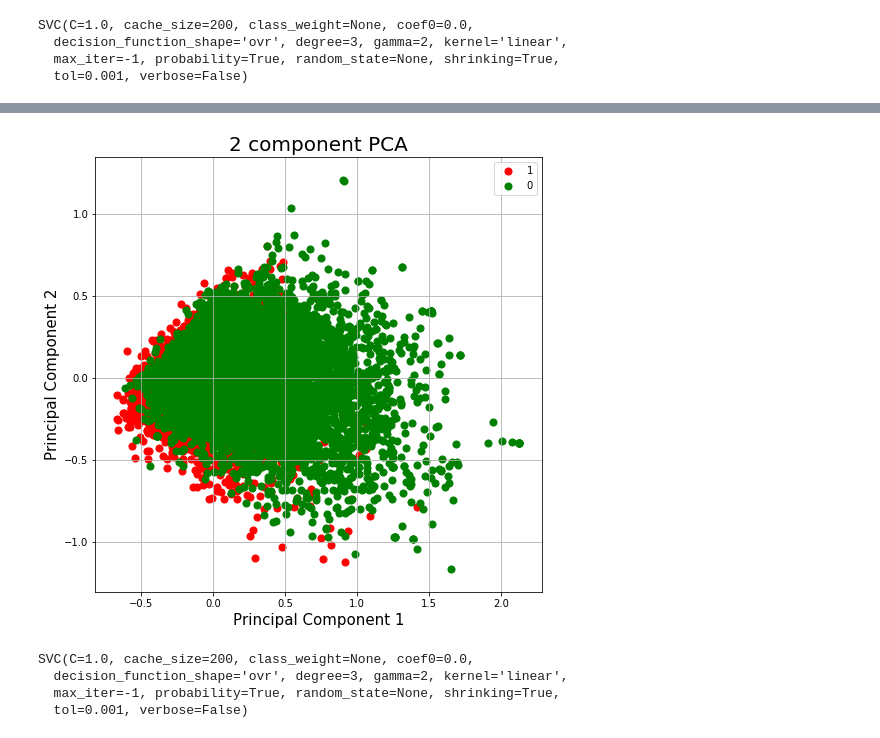
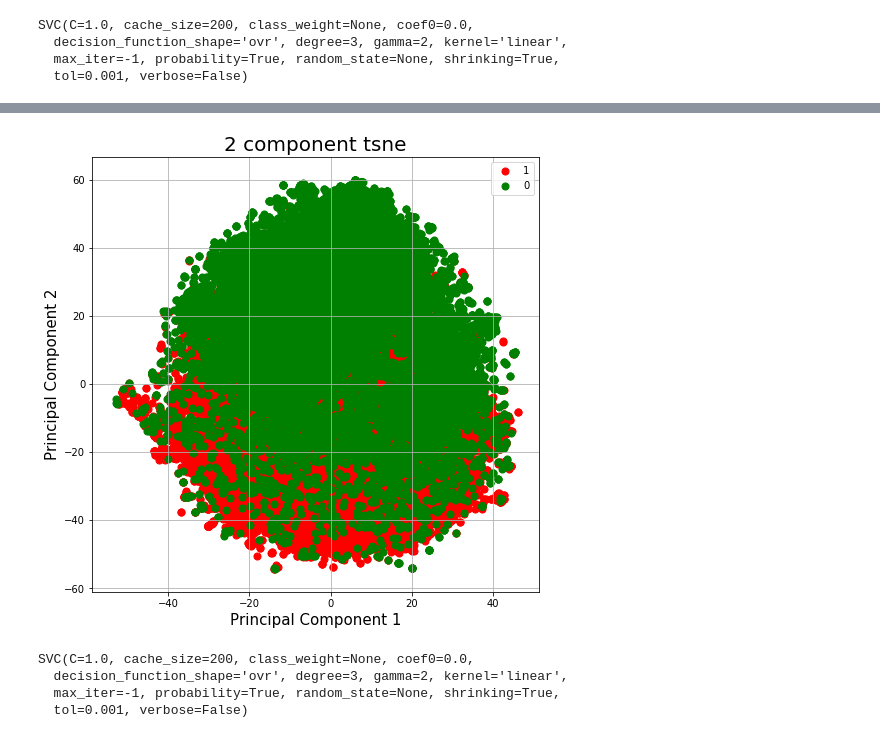
Before and after one commit to ChristopherSweeney/AIFairness, a Jupyter notebook: Classical_debiasing.ipynb, the cells around one changed output, grey strips where cells are left out. Saved outputs shown, nothing was run; the diff lists cells and outputs as text; code cells hidden in the pictures.

```diff
--- a/Classical_debiasing.ipynb
+++ b/Classical_debiasing.ipynb
@@ -206,8 +117,8 @@ preds = clf.predict(test_vectors)
 # %%
 from sklearn.decomposition import PCA
-pca = PCA(n_components=10)
+from sklearn.manifold import TSNE
+pca = PCA(n_components=50)
 principalComponents = pca.fit_transform(train_vectors)
-principalComponents1 = pca.transform(test_vectors)
-
-# principalDf = pd.DataFrame(data = principalComponents
-#              , columns = ['principal component 1', 'principal component 2'])
+X = TSNE(n_components=2).fit_transform(principalComponents)
+principalDf = pd.DataFrame(data = X, columns = ['principal component 1', 'principal component 2'])
+finalDf = pd.concat([principalDf, pd.Series(train_targets)], axis = 1)
@@ -216,21 +139,25 @@ finalDf = pd.concat([principalDf, pd.Series(train_targets)], axis = 1)
 # %%
+# pca_viz = PCA(n_components = 2)
+# principalComponents = pca_viz.fit_transform(train_vectors)
+# principalDf = pd.DataFrame(data =pca_viz, columns = ['principal component 1', 'principal component 2'])
+# finalDf = pd.concat([principalDf, pd.Series(train_targets)], axis = 1)
 fig = plt.figure(figsize = (8,8))
 ax = fig.add_subplot(1,1,1)
 ax.set_xlabel('Principal Component 1', fontsize = 15)
 ax.set_ylabel('Principal Component 2', fontsize = 15)
-ax.set_title('2 component PCA', fontsize = 20)
+ax.set_title('2 component tsne', fontsize = 20)
 targets = [1, 0]
 colors = ['r', 'g']
 for target, color in zip(targets,colors):
     indicesToKeep = finalDf[0] == target
     ax.scatter(finalDf.loc[indicesToKeep, 'principal component 1']
                , finalDf.loc[indicesToKeep, 'principal component 2']
                , c = color
                , s = 50)
 ax.legend(targets)
 ax.grid()
 # %% [output]
-[figure, old version]
+[figure, new version]
 # %%
 from sklearn import svm
 clf1 = svm.SVC(kernel='linear', gamma=2,probability=True)
```
Also changed, not shown: parts of 31 cells of this notebook.
